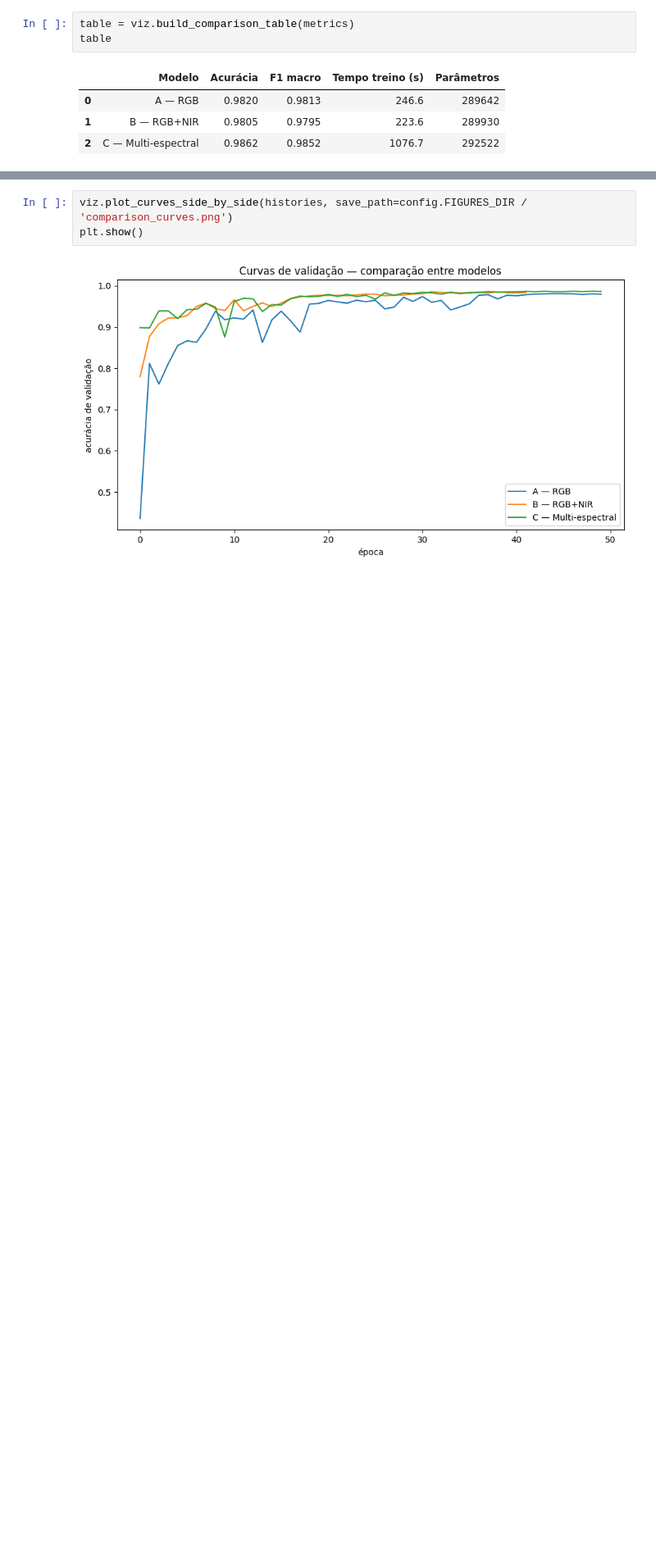
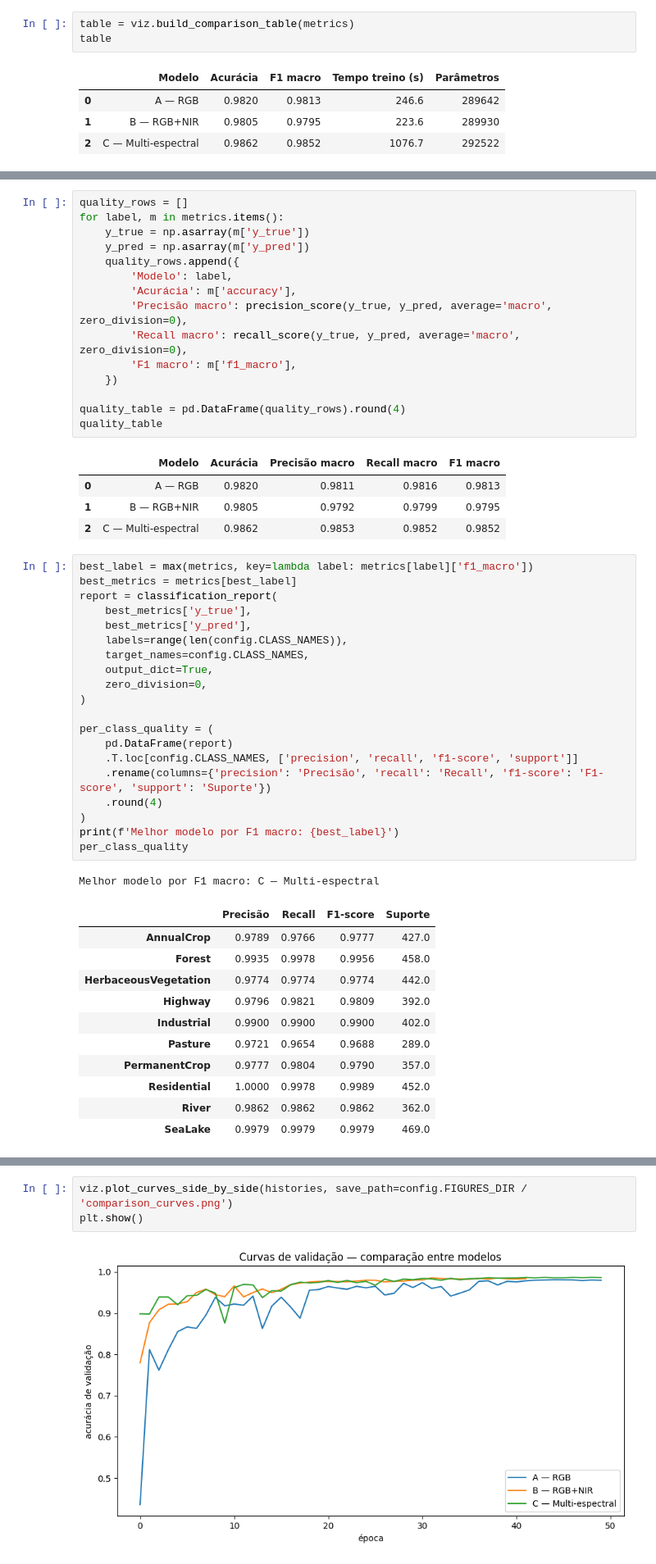
Before and after one commit to Overkillas/eurosat-multispectral-cnn, a Jupyter notebook: notebooks/06_presentation.ipynb, the cells around one changed output, grey strips where cells are left out. Shown at 82% size. Cells and saved outputs as stored; diff of their text form; blank space fills up the shorter version.

```diff
--- a/notebooks/06_presentation.ipynb
+++ b/notebooks/06_presentation.ipynb
@@ -58 +139,54 @@ table
+# %%
+quality_rows = []
+for label, m in metrics.items():
+    y_true = np.asarray(m['y_true'])
+    y_pred = np.asarray(m['y_pred'])
+    quality_rows.append({
+        'Modelo': label,
+        'Acurácia': m['accuracy'],
+        'Precisão macro': precision_score(y_true, y_pred, average='macro', zero_division=0),
+        'Recall macro': recall_score(y_true, y_pred, average='macro', zero_division=0),
+        'F1 macro': m['f1_macro'],
+    })
+
+quality_table = pd.DataFrame(quality_rows).round(4)
+quality_table
+# %% [output]
+|  | Modelo | Acurácia | Precisão macro | Recall macro | F1 macro |
+| 0 | A — RGB | 0.9820 | 0.9811 | 0.9816 | 0.9813 |
+| 1 | B — RGB+NIR | 0.9805 | 0.9792 | 0.9799 | 0.9795 |
+| 2 | C — Multi-espectral | 0.9862 | 0.9853 | 0.9852 | 0.9852 |
+# %%
+best_label = max(metrics, key=lambda label: metrics[label]['f1_macro'])
+best_metrics = metrics[best_label]
+report = classification_report(
+    best_metrics['y_true'],
+    best_metrics['y_pred'],
+    labels=range(len(config.CLASS_NAMES)),
+    target_names=config.CLASS_NAMES,
+    output_dict=True,
+    zero_division=0,
+)
+
+per_class_quality = (
+    pd.DataFrame(report)
+    .T.loc[config.CLASS_NAMES, ['precision', 'recall', 'f1-score', 'support']]
+    .rename(columns={'precision': 'Precisão', 'recall': 'Recall', 'f1-score': 'F1-score', 'support': 'Suporte'})
+    .round(4)
+)
+print(f'Melhor modelo por F1 macro: {best_label}')
+per_class_quality
+# %% [output]
+Melhor modelo por F1 macro: C — Multi-espectral
+|  | Precisão | Recall | F1-score | Suporte |
+| AnnualCrop | 0.9789 | 0.9766 | 0.9777 | 427.0 |
+| Forest | 0.9935 | 0.9978 | 0.9956 | 458.0 |
+| HerbaceousVegetation | 0.9774 | 0.9774 | 0.9774 | 442.0 |
+| Highway | 0.9796 | 0.9821 | 0.9809 | 392.0 |
+| Industrial | 0.9900 | 0.9900 | 0.9900 | 402.0 |
+| Pasture | 0.9721 | 0.9654 | 0.9688 | 289.0 |
+| PermanentCrop | 0.9777 | 0.9804 | 0.9790 | 357.0 |
+| Residential | 1.0000 | 0.9978 | 0.9989 | 452.0 |
+| River | 0.9862 | 0.9862 | 0.9862 | 362.0 |
+| SeaLake | 0.9979 | 0.9979 | 0.9979 | 469.0 |
 # %% [markdown]
```
Also changed, not shown: parts of 15 cells of this notebook, 5 other files.
